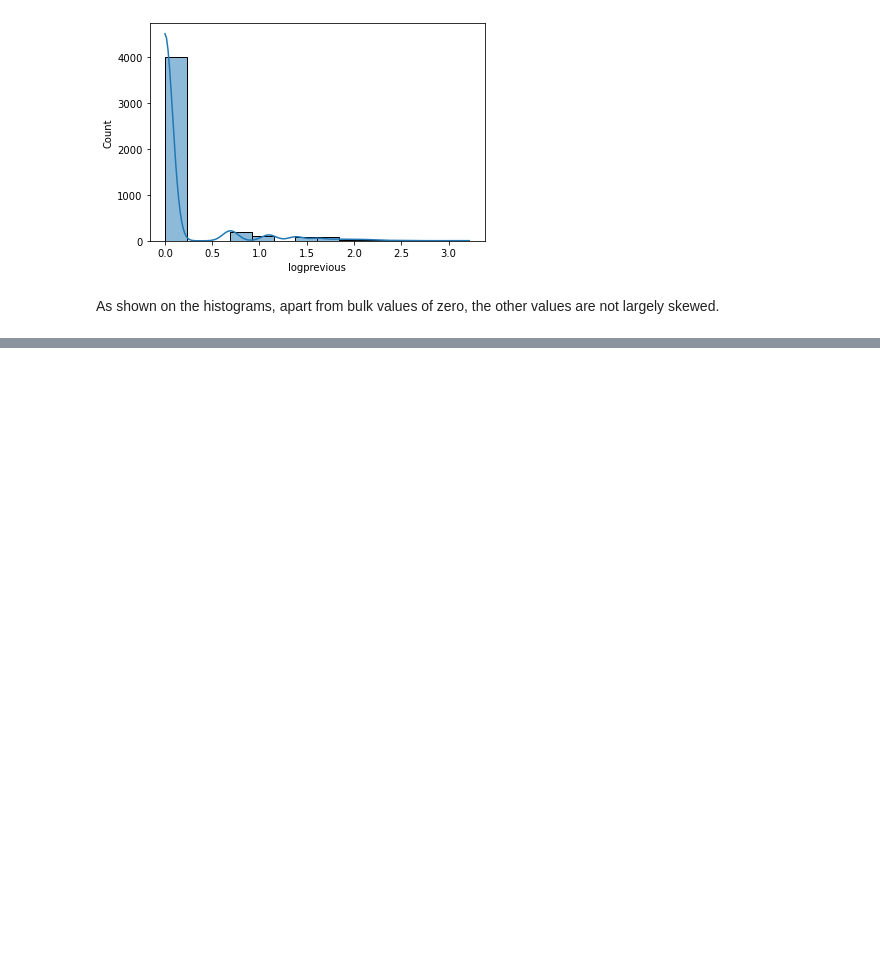
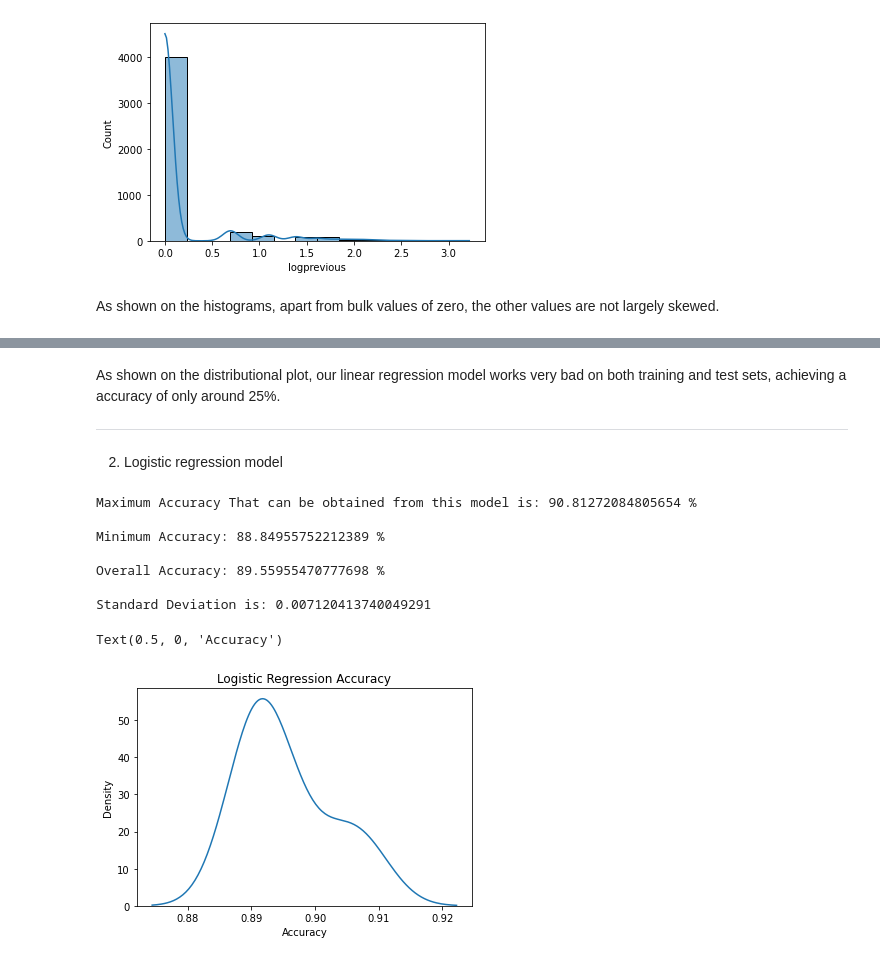
Before and after one commit to BerylliuMM2000/BankMarketing, a Jupyter notebook: Bank-Marketing-Campaign.ipynb, the cells around one changed output, grey strips where cells are left out. Drawn from its saved outputs; the diff is of its cells as text; code cells hidden in the pictures; blank space fills up the shorter version.

```diff
--- a/Bank-Marketing-Campaign.ipynb
+++ b/Bank-Marketing-Campaign.ipynb
@@ -173,0 +258,33 @@ As shown on the histograms, apart from bulk values of zero, the other values are
+# %% [markdown]
+As shown on the distributional plot, our linear regression model works very bad on both training and test sets, achieving a accuracy of only around 25%.
+
+---
+
+2. Logistic regression model
+# %%
+reglogistic = linear_model.LogisticRegression()
+scores_logistic = []
+
+for train_index, test_index in skf.split(bank_final_features, bank_final_outcome):
+    x_train_fold, x_test_fold = x_scaled[train_index], x_scaled[test_index]
+    y_train_fold, y_test_fold = bank_final_outcome[train_index], bank_final_outcome[test_index]
+    reglogistic.fit(x_train_fold, y_train_fold)
+    scores_logistic.append(reglogistic.score(x_test_fold, y_test_fold))
+
+print('\nMaximum Accuracy That can be obtained from this model is:', max(scores_logistic)*100, '%')
+print('\nMinimum Accuracy:', min(scores_logistic)*100, '%')
+print('\nOverall Accuracy:', mean(scores_logistic)*100, '%')
+print('\nStandard Deviation is:', stdev(scores_logistic))
+distplot(scores_logistic, hist = False)
+title("Logistic Regression Accuracy")
+xlabel("Accuracy")
+# %% [output]
+Maximum Accuracy That can be obtained from this model is: 90.81272084805654 %
+
+Minimum Accuracy: 88.84955752212389 %
+
+Overall Accuracy: 89.55955470777698 %
+
+Standard Deviation is: 0.007120413740049291
+Text(0.5, 0, 'Accuracy')
+[figure, added]
```
Also changed, not shown: parts of 12 cells of this notebook.
